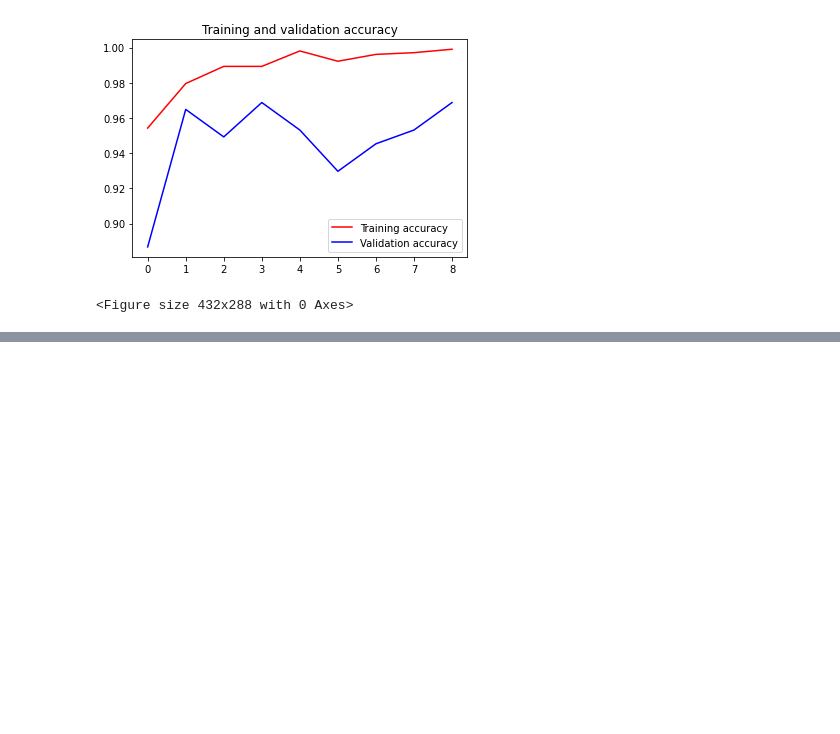
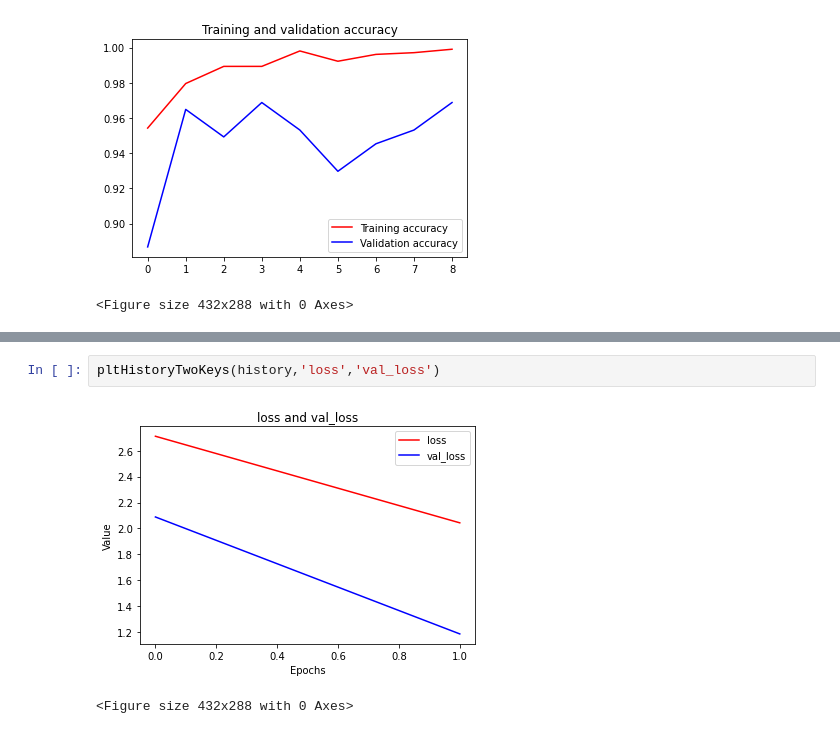
Before and after one commit to Walid-Ahmed/Google-Tensorflow-Certificate, a Jupyter notebook: Computer_Vision.ipynb, the cells around one changed output, grey strips where cells are left out. Cells and saved outputs as stored; diff of their text form; blank space fills up the shorter version.

```diff
--- a/Computer_Vision.ipynb
+++ b/Computer_Vision.ipynb
@@ -1642,0 +1799,5 @@ plt.show()
+# %%
+pltHistoryTwoKeys(history,'loss','val_loss')
+# %% [output]
+[figure, added]
+<Figure size 432x288 with 0 Axes>
```
Also changed, not shown: parts of 7 cells of this notebook.
